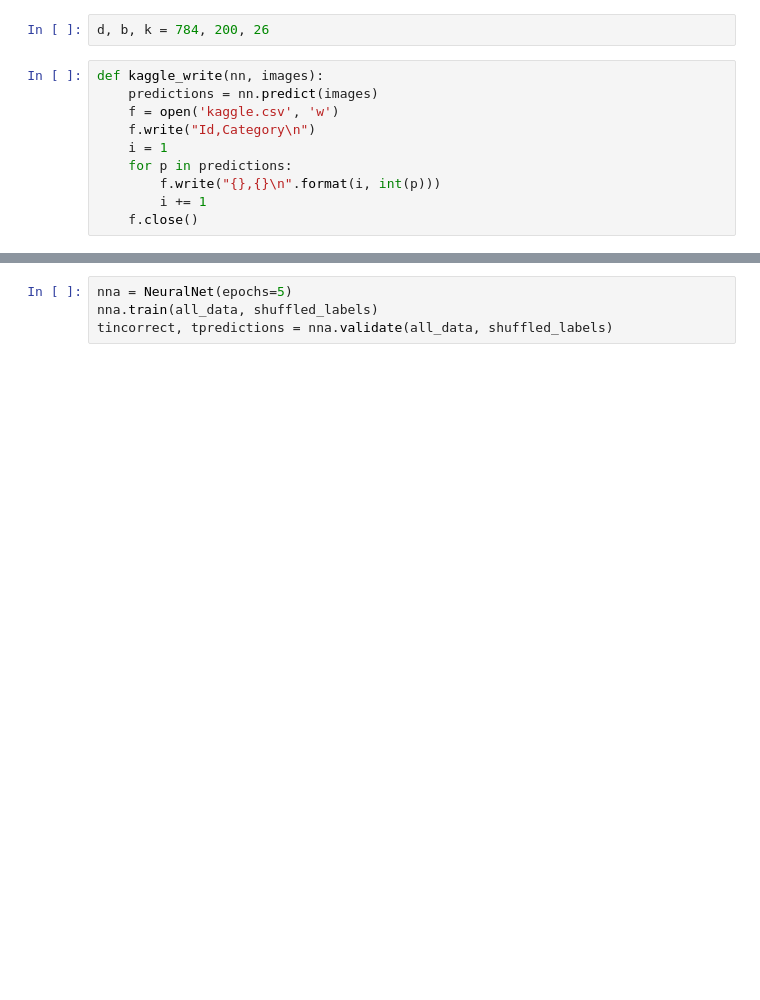
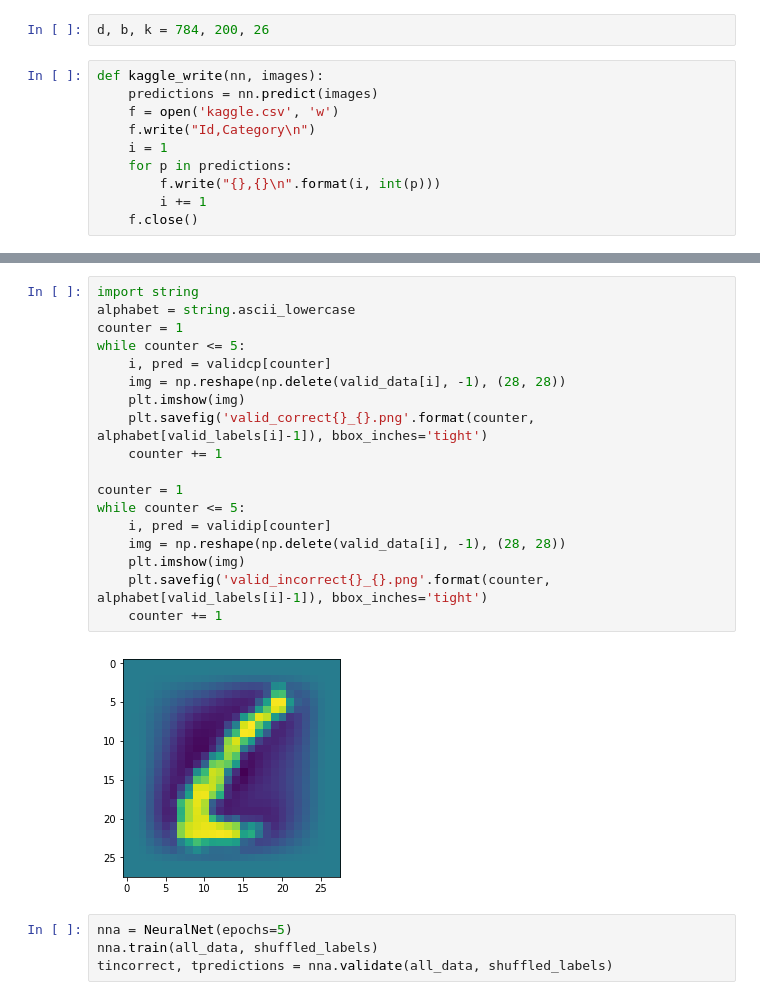
Before and after one commit to sunghew/cs189, a Jupyter notebook: hw6/hw6.ipynb, the cells around one changed output, grey strips where cells are left out. Cells and saved outputs as stored; diff of their text form; blank space fills up the shorter version.

```diff
--- a/hw6/hw6.ipynb
+++ b/hw6/hw6.ipynb
@@ -160,3 +185,23 @@ vincorrect, vpredictions = nn.validate(valid_data, valid_labels)
+# %%
+import string
+alphabet = string.ascii_lowercase
+counter = 1
+while counter <= 5:
+    i, pred = validcp[counter]
+    img = np.reshape(np.delete(valid_data[i], -1), (28, 28))
+    plt.imshow(img)
+    plt.savefig('valid_correct{}_{}.png'.format(counter, alphabet[valid_labels[i]-1]), bbox_inches='tight')
+    counter += 1
+
+counter = 1
+while counter <= 5:
+    i, pred = validip[counter]
+    img = np.reshape(np.delete(valid_data[i], -1), (28, 28))
+    plt.imshow(img)
+    plt.savefig('valid_incorrect{}_{}.png'.format(counter, alphabet[valid_labels[i]-1]), bbox_inches='tight')
+    counter += 1
+# %% [output]
+[figure, added]
 # %%
 nna = NeuralNet(epochs=5)
 nna.train(all_data, shuffled_labels)
```
Also changed, not shown: parts of 7 cells of this notebook.
